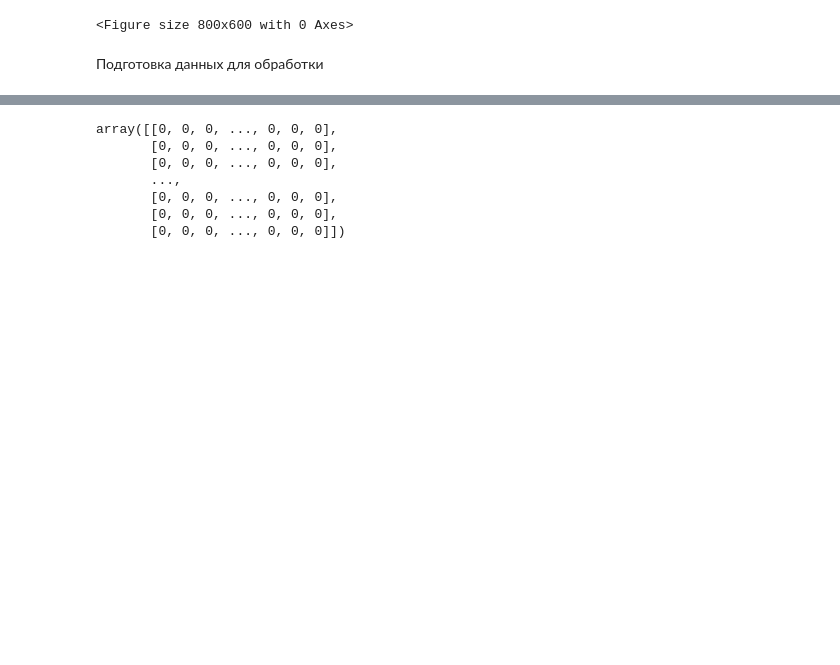
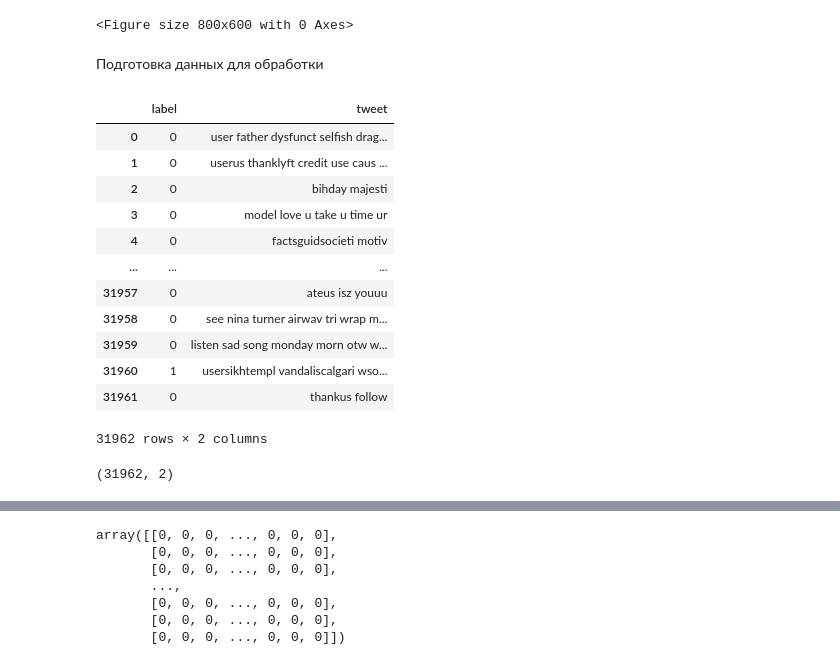
Before and after one commit to Iskander80/ML, a Jupyter notebook: home_task_2.ipynb, the cells around one changed output, grey strips where cells are left out. Cells and saved outputs as stored; diff of their text form; code cells hidden in the pictures; blank space fills up the shorter version.

```diff
--- a/home_task_2.ipynb
+++ b/home_task_2.ipynb
@@ -133,2 +134,21 @@ def clean_text(text):
 # %%
 df_train['tweet']=df_train['tweet'].apply(clean_text)
+df_train
+# %% [output]
+|  | label | tweet |
+| 0 | 0 | user father dysfunct selfish drag... |
+| 1 | 0 | userus thanklyft credit use caus ... |
+| 2 | 0 | bihday majesti |
+| 3 | 0 | model love u take u time ur |
+| 4 | 0 | factsguidsocieti motiv |
+| ... | ... | ... |
+| 31957 | 0 | ateus isz youuu |
+| 31958 | 0 | see nina turner airwav tri wrap m... |
+| 31959 | 0 | listen sad song monday morn otw w... |
+| 31960 | 1 | usersikhtempl vandaliscalgari wso... |
+| 31961 | 0 | thankus follow |
+31962 rows × 2 columns
+# %%
+df_train.shape
+# %% [output]
+(31962, 2)
```
Also changed, not shown: parts of 30 cells of this notebook, 3 other files.
